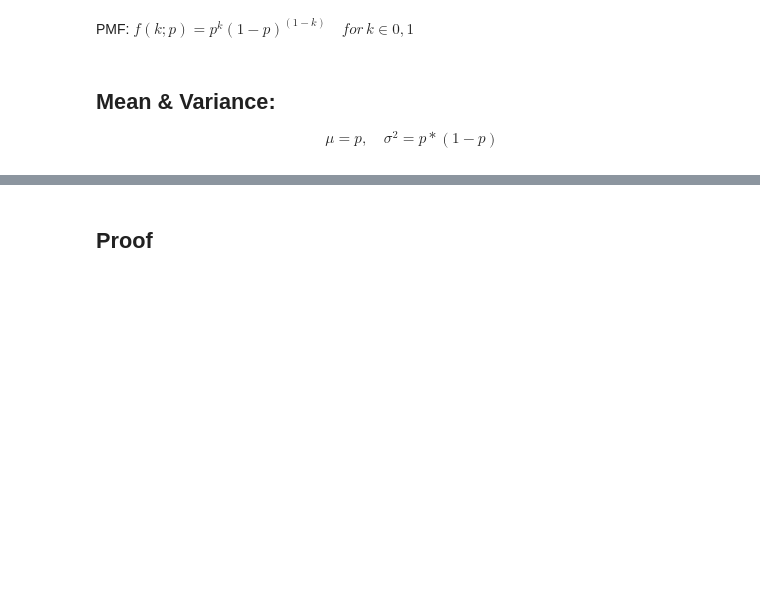
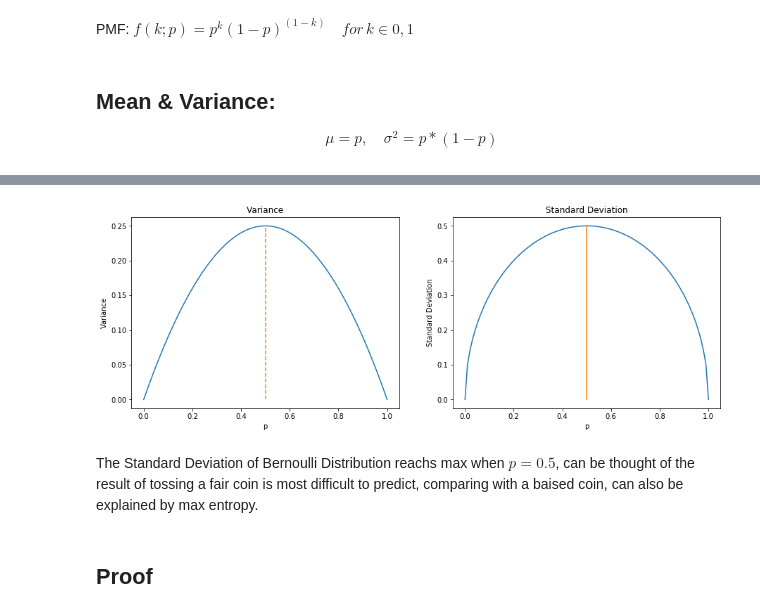
Before and after one commit to G-wave/stat, a Jupyter notebook: Bernoulli_Distribution.ipynb, the cells around one changed output, grey strips where cells are left out. Saved outputs shown, nothing was run; the diff lists cells and outputs as text; code cells hidden in the pictures; blank space fills up the shorter version.

```diff
--- a/Bernoulli_Distribution.ipynb
+++ b/Bernoulli_Distribution.ipynb
@@ -47,3 +47,26 @@ plt.show()
+# %%
+x = np.linspace(0,1,100)
+y = x*(1-x) #variance
+
+plt.figure(figsize=(15,5))
+plt.subplot(1,2,1)
+plt.plot(x,y)
+plt.ylabel('Variance')
+plt.xlabel('p')
+plt.title('Variance')
+plt.plot([0.5,0.5],[0,0.25],'--')
+
+plt.subplot(1,2,2)
+plt.plot(x,np.sqrt(y))
+plt.ylabel('Standard Deviation')
+plt.xlabel('p')
+plt.title('Standard Deviation')
+plt.plot([0.5,0.5],[0,0.5],'-')
+plt.show()
+# %% [output]
+[figure, added]
+# %% [markdown]
+The Standard Deviation of Bernoulli Distribution reachs max when $p=0.5$, can be thought of the result of tossing a fair coin is most difficult to predict, comparing with a baised coin, can also be explained by max entropy.
 # %% [markdown]
 ## Proof
 # %% [markdown]
```
Also changed, not shown: parts of 5 cells of this notebook.
